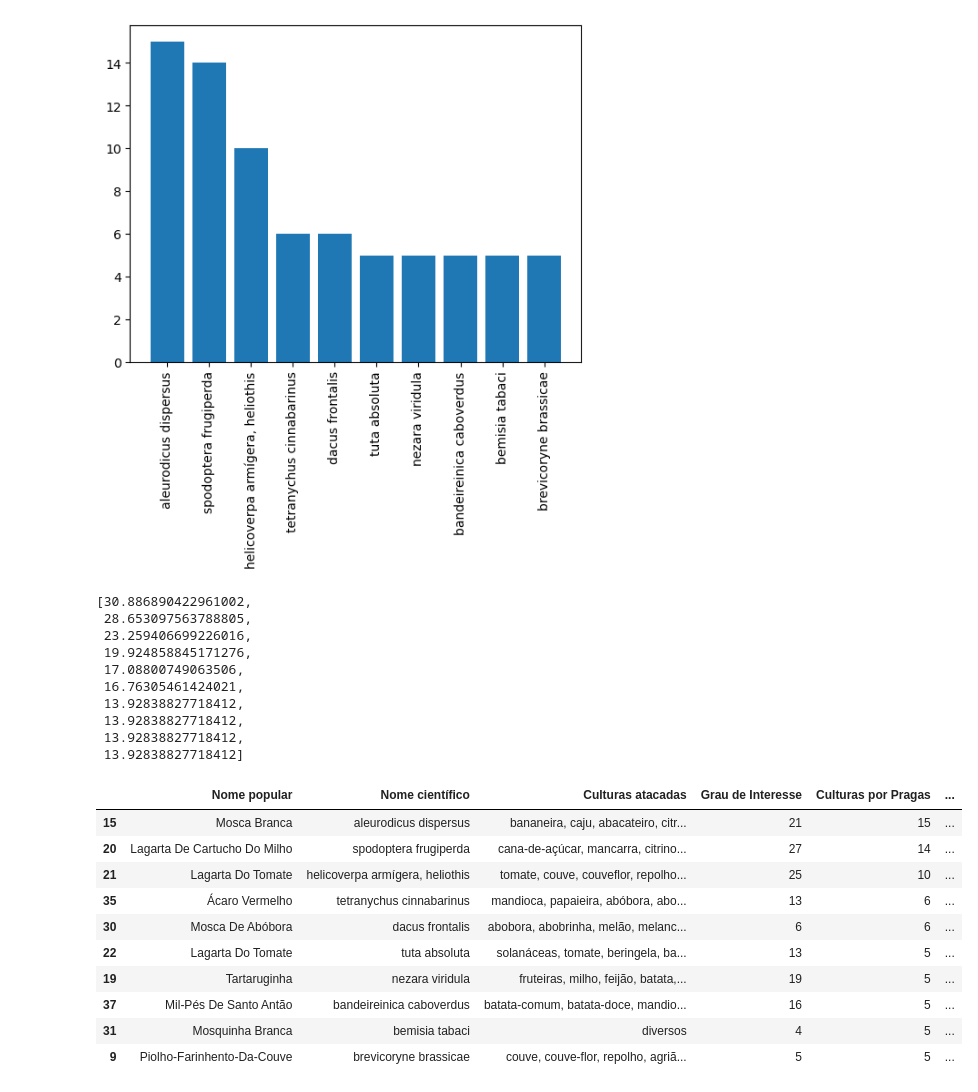
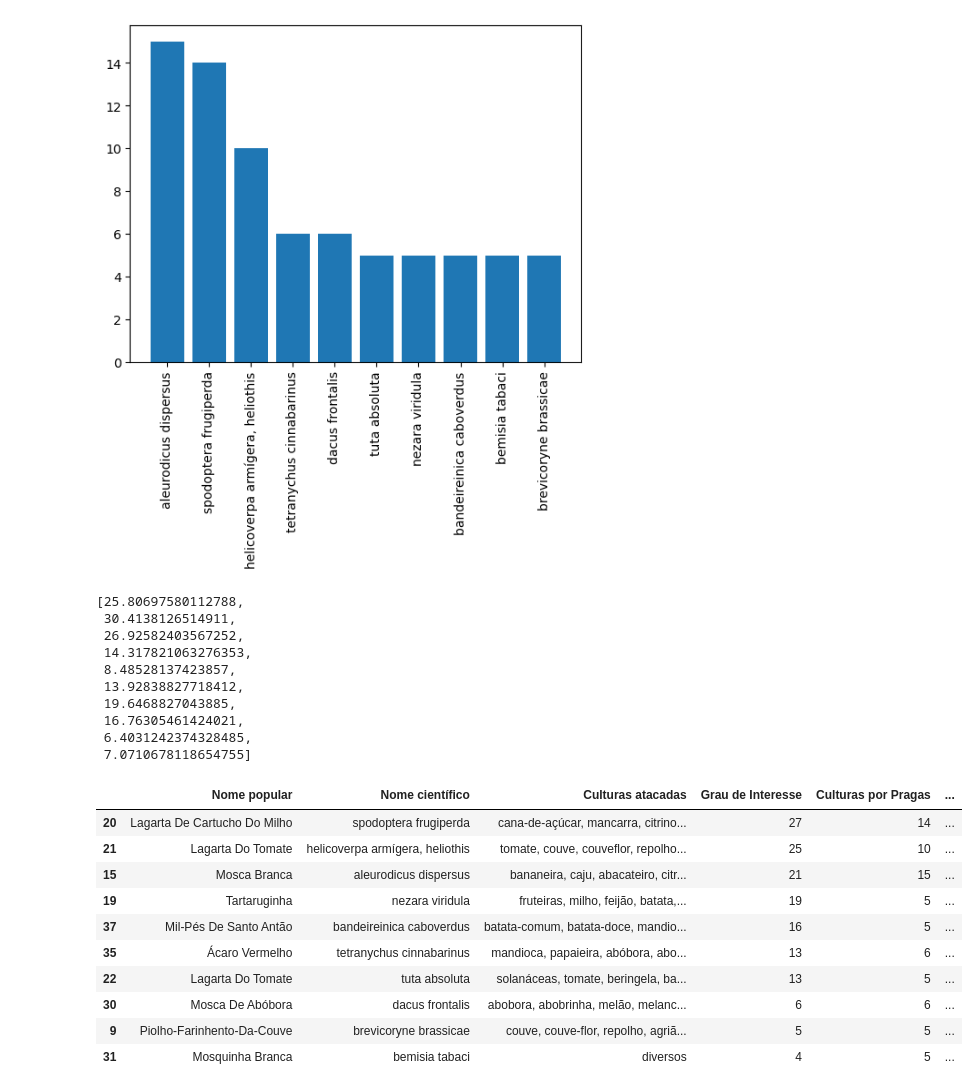
Before and after one commit to anaximeno/AI4D, a Jupyter notebook: notebooks/Pests and Plagues - Analysis.ipynb, the cells around one changed output. Saved outputs shown, nothing was run; the diff lists cells and outputs as text; code cells hidden in the pictures.

```diff
--- a/notebooks/Pests and Plagues - Analysis.ipynb
+++ b/notebooks/Pests and Plagues - Analysis.ipynb
@@ -175,37 +175,38 @@ plot_bar(scientific_names, cults_per_plagues)
 # %% [output]
 [figure]
 # %%
+interest_rates = list(data['Grau de Interesse'])
 squared_sum_interest_rate = [(i ** 2 + n ** 2)**0.5 for (i, n) in list(zip(interest_rates, cults_per_plagues))]
 squared_sum_interest_rate
 # %% [output]
-[30.886890422961002,
- 28.653097563788805,
- 23.259406699226016,
- 19.924858845171276,
- 17.08800749063506,
+[25.80697580112788,
+ 30.4138126514911,
+ 26.92582403567252,
+ 14.317821063276353,
+ 8.48528137423857,
+ 13.92838827718412,
+ 19.6468827043885,
  16.76305461424021,
- 13.92838827718412,
- 13.92838827718412,
- 13.92838827718412,
- 13.92838827718412]
+ 6.4031242374328485,
+ 7.0710678118654755]
 # %%
 data = ranked_by_cultures_per_plagues.head(10).copy()
 data['Soma quadrada de interesses'] = squared_sum_interest_rate
 # %%
-data.sort_values('Soma quadrada de interesses', ascending=False)
+data.sort_values('Soma quadrada de interesses', ascending=False, inplace=True)
 data.head(10)
 # %% [output]
 |  | Nome popular | Nome científico | Culturas atacadas | Grau de Interesse | Culturas por Pragas | ... |
-| 15 | Mosca Branca | aleurodicus dispersus | bananeira, caju, abacateiro, citr... | 21 | 15 | ... |
 | 20 | Lagarta De Cartucho Do Milho | spodoptera frugiperda | cana-de-açúcar, mancarra, citrino... | 27 | 14 | ... |
 | 21 | Lagarta Do Tomate | helicoverpa armígera, heliothis | tomate, couve, couveflor, repolho... | 25 | 10 | ... |
-| 35 | Ácaro Vermelho | tetranychus cinnabarinus | mandioca, papaieira, abóbora, abo... | 13 | 6 | ... |
-| 30 | Mosca De Abóbora | dacus frontalis | abobora, abobrinha, melão, melanc... | 6 | 6 | ... |
-| 22 | Lagarta Do Tomate | tuta absoluta | solanáceas, tomate, beringela, ba... | 13 | 5 | ... |
+| 15 | Mosca Branca | aleurodicus dispersus | bananeira, caju, abacateiro, citr... | 21 | 15 | ... |
 | 19 | Tartaruginha | nezara viridula | fruteiras, milho, feijão, batata,... | 19 | 5 | ... |
 | 37 | Mil-Pés De Santo Antão | bandeireinica caboverdus | batata-comum, batata-doce, mandio... | 16 | 5 | ... |
+| 35 | Ácaro Vermelho | tetranychus cinnabarinus | mandioca, papaieira, abóbora, abo... | 13 | 6 | ... |
+| 22 | Lagarta Do Tomate | tuta absoluta | solanáceas, tomate, beringela, ba... | 13 | 5 | ... |
+| 30 | Mosca De Abóbora | dacus frontalis | abobora, abobrinha, melão, melanc... | 6 | 6 | ... |
+| 9 | Piolho-Farinhento-Da-Couve | brevicoryne brassicae | couve, couve-flor, repolho, agriã... | 5 | 5 | ... |
 | 31 | Mosquinha Branca | bemisia tabaci | diversos | 4 | 5 | ... |
-| 9 | Piolho-Farinhento-Da-Couve | brevicoryne brassicae | couve, couve-flor, repolho, agriã... | 5 | 5 | ... |
 # %%
 plot_bar(list(data['Nome científico']), list(data['Soma quadrada de interesses']))
 # %% [output]
```
Also changed, not shown: parts of 2 cells of this notebook.
